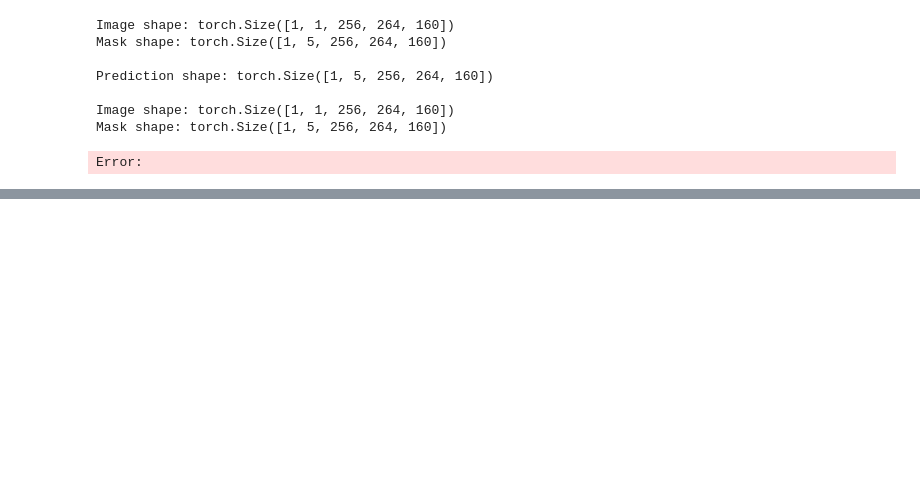
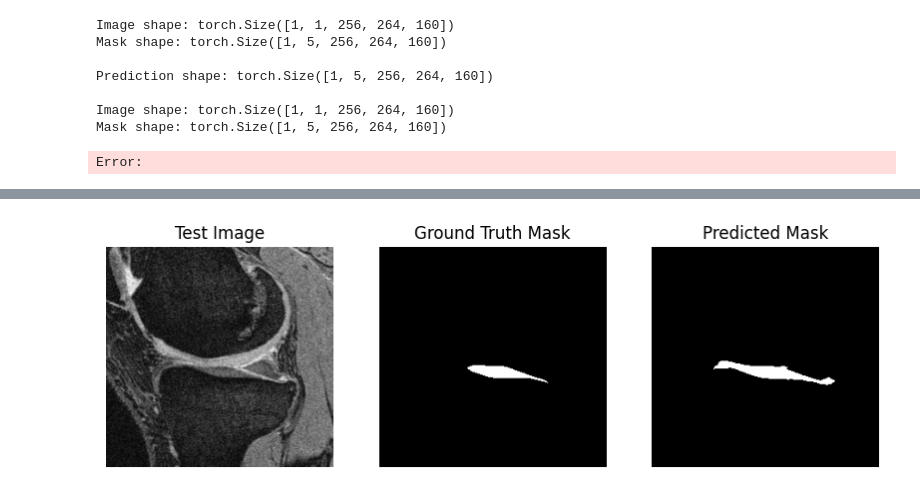
Before and after one commit to jbatt/pred-knee-replacement-oai, a Jupyter notebook: notebooks/test_unet_multiclass.ipynb, the cells around one changed output, grey strips where cells are left out. Saved outputs shown, nothing was run; the diff lists cells and outputs as text; code cells hidden in the pictures; blank space fills up the shorter version.

```diff
--- a/notebooks/test_unet_multiclass.ipynb
+++ b/notebooks/test_unet_multiclass.ipynb
@@ -58,11 +79,19 @@ Current device: cpu
 # Set Data Directories
 # %%
 # Define data directory - Local
-DATA_DIRECTORY = 'C:\\Users\\james\\OneDrive - University of Leeds\\1. Projects\\1.1 PhD\\1.1.1 Project\\Data\\OAI Subset\\'
-DATA_TEST_DIRECTORY = 'C:\\Users\\james\\OneDrive - University of Leeds\\1. Projects\\1.1 PhD\\1.1.1 Project\\Data\\OAI Subset\\test'
-MODEL_WEIGHTS_DIR = '..\\models\\checkpoints\\'
-MODEL_WEIGHTS_PATH = '..\\models\\checkpoints\\high_lr_40_epoch_best_E.pth'
-RESULTS_PATH = '..\\results\\'
+# DATA_DIRECTORY = 'C:\\Users\\james\\OneDrive - University of Leeds\\1. Projects\\1.1 PhD\\1.1.1 Project\\Data\\OAI Subset\\'
+# DATA_TEST_DIRECTORY = 'C:\\Users\\james\\OneDrive - University of Leeds\\1. Projects\\1.1 PhD\\1.1.1 Project\\Data\\OAI Subset\\test'
+
+DATA_PROCESSED_DIRECTORY = os.path.join('..', 'data', 'processed')
+RESULTS_PATH = os.path.join('..', 'results')
+MODEL_WEIGHTS_DIR = os.path.join("..","models","checkpoints")
+# MODEL_WEIGHTS_PATH = '..\\models\\checkpoints\\high_lr_40_epoch_best_E.pth'
+
+DATA_DIRECTORY = "/content/drive/MyDrive/Career/PhD/Project/Data"
+DATA_TEST_DIRECTORY = "/content/drive/MyDrive/Career/PhD/Project/Data/test"
+DATA_PROCESSED_DIRECTORY = "/content/drive/MyDrive/Projects/PhD/pred-knee-replacement-oai/data/processed"
 # %%
 # Define test file paths
-test_paths = [os.path.basename(x).split(".")[0] for x in glob.glob(f"{DATA_TEST_DIRECTORY}\\*")]
+test_paths = [os.path.basename(x).split(".")[0] for x in glob.glob(os.path.join(DATA_TEST_DIRECTORY, "*"))]
+print(f"Number of test images: {len(test_paths)}")
+print(f"Test paths first example: {test_paths[0:3]}")
@@ -282,0 +433,26 @@ array([1.33333333, 1.66666667, 2.        , 2.33333333, 2.66666667])
+# %%
+# Plot non-loader version
+
+slice_num = 100
+class_num = 1
+
+# create 3 matplotlib subplots
+fig, ax = plt.subplots(1, 3, figsize=(10, 5))
+
+# Plot the test image, ground truth mask and predicted mask in each subplot
+ax[0].imshow(test_image[:,:,slice_num], cmap='gray')
+ax[0].set_title('Test Image')
+ax[0].axis('off')
+
+ax[1].imshow(test_mask[:,:,slice_num, class_num], cmap='gray')
+ax[1].set_title('Ground Truth Mask')
+ax[1].axis('off')
+
+ax[2].imshow(pred_mask[0,class_num + 1, :, :, slice_num], cmap='gray')
+ax[2].set_title('Predicted Mask')
+ax[2].axis('off')
+
+# Show the plot
+plt.show()
+# %% [output]
+[figure, added]
```
Also changed, not shown: parts of 24 cells of this notebook.
